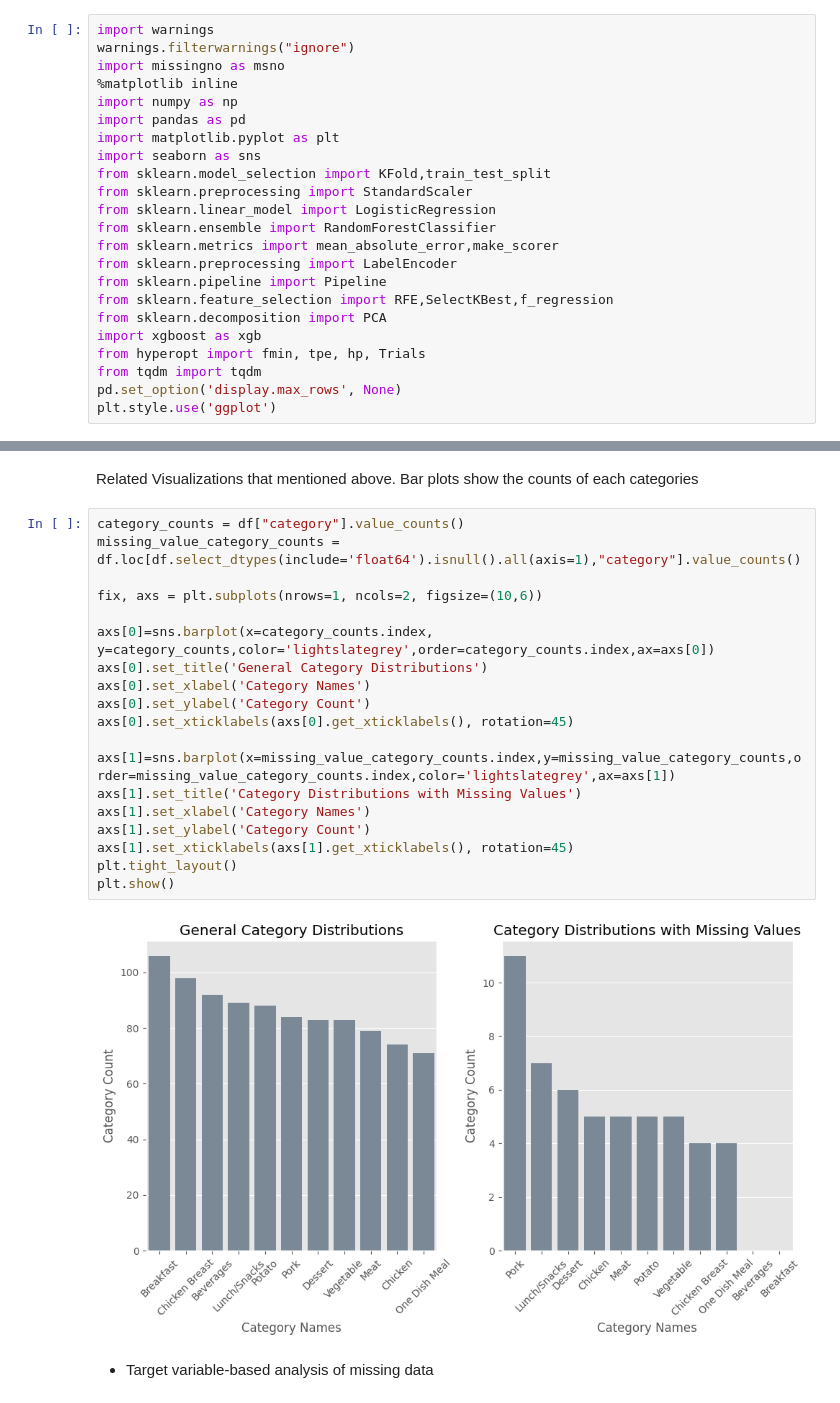
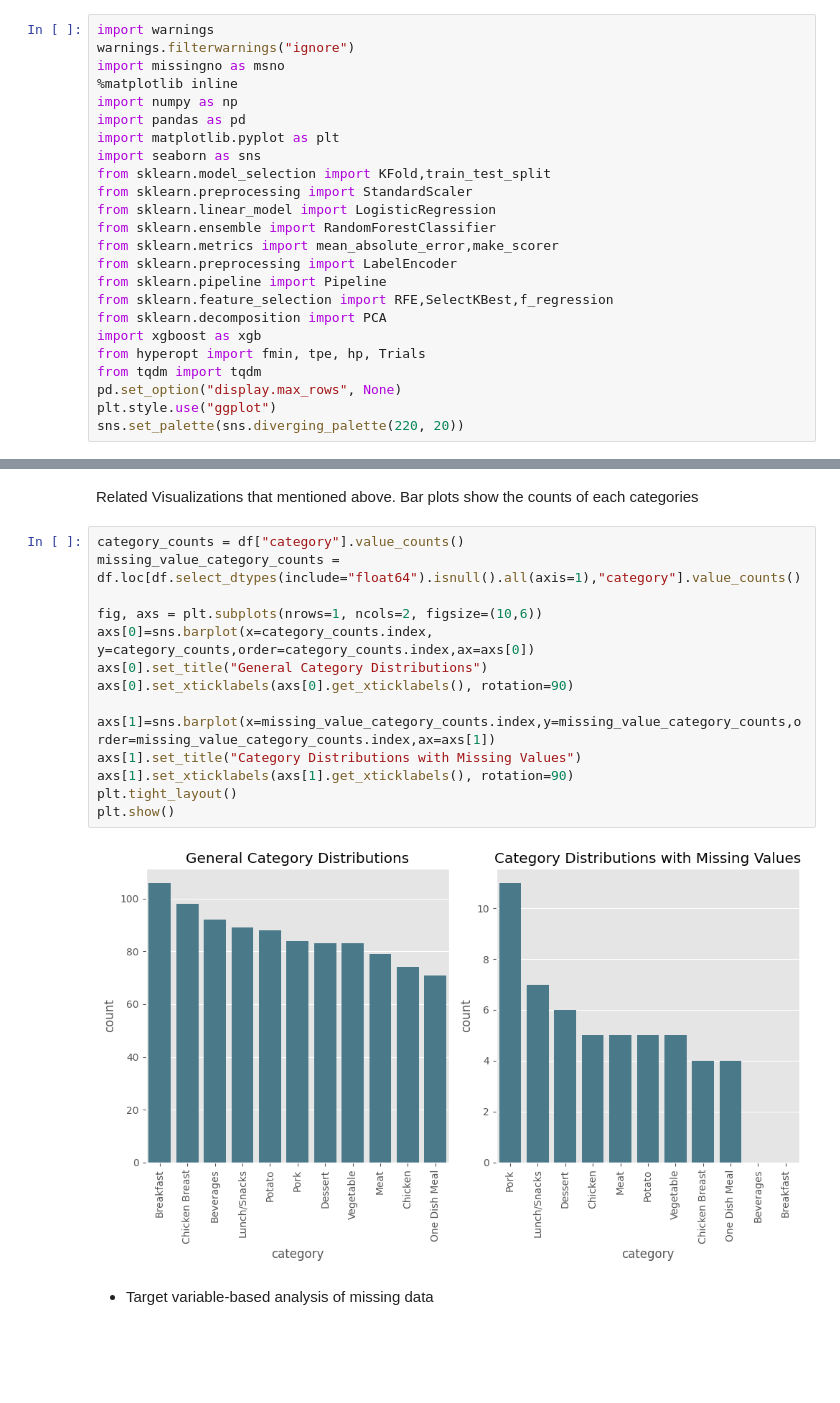
Before and after one commit to kntvrl/predicting_high_traffic_recipes_project, a Jupyter notebook: recipe.ipynb, the cells around one changed output, grey strips where cells are left out. Drawn from its saved outputs; the diff is of its cells as text; blank space fills up the shorter version.

Commit message:
add general visualizations

```diff
--- a/recipe.ipynb
+++ b/recipe.ipynb
@@ -58,6 +60,7 @@ from sklearn.decomposition import PCA
 import xgboost as xgb
 from hyperopt import fmin, tpe, hp, Trials
 from tqdm import tqdm
-pd.set_option('display.max_rows', None)
-plt.style.use('ggplot')
+pd.set_option("display.max_rows", None)
+plt.style.use("ggplot")
+sns.set_palette(sns.diverging_palette(220, 20))
 # %%
@@ -227,25 +230,20 @@ Name: proportion, dtype: float64
 Related Visualizations that mentioned above. Bar plots show the counts of each categories
 # %%
 category_counts = df["category"].value_counts()
-missing_value_category_counts = df.loc[df.select_dtypes(include='float64').isnull().all(axis=1),"category"].value_counts()
+missing_value_category_counts = df.loc[df.select_dtypes(include="float64").isnull().all(axis=1),"category"].value_counts()
 
-fix, axs = plt.subplots(nrows=1, ncols=2, figsize=(10,6))
+fig, axs = plt.subplots(nrows=1, ncols=2, figsize=(10,6))
+axs[0]=sns.barplot(x=category_counts.index, y=category_counts,order=category_counts.index,ax=axs[0])
+axs[0].set_title("General Category Distributions")
+axs[0].set_xticklabels(axs[0].get_xticklabels(), rotation=90)
 
-axs[0]=sns.barplot(x=category_counts.index, y=category_counts,color='lightslategrey',order=category_counts.index,ax=axs[0])
-axs[0].set_title('General Category Distributions')
-axs[0].set_xlabel('Category Names')
-axs[0].set_ylabel('Category Count')
-axs[0].set_xticklabels(axs[0].get_xticklabels(), rotation=45)
-
-axs[1]=sns.barplot(x=missing_value_category_counts.index,y=missing_value_category_counts,order=missing_value_category_counts.index,color='lightslategrey',ax=axs[1])
-axs[1].set_title('Category Distributions with Missing Values')
-axs[1].set_xlabel('Category Names')
-axs[1].set_ylabel('Category Count')
-axs[1].set_xticklabels(axs[1].get_xticklabels(), rotation=45)
+axs[1]=sns.barplot(x=missing_value_category_counts.index,y=missing_value_category_counts,order=missing_value_category_counts.index,ax=axs[1])
+axs[1].set_title("Category Distributions with Missing Values")
+axs[1].set_xticklabels(axs[1].get_xticklabels(), rotation=90)
 plt.tight_layout()
 plt.show()
 # %% [output]
-[figure, old version]
+[figure, new version]
 # %% [markdown]
 - Target variable-based analysis of missing data
 # %% [markdown]
```
Also changed, not shown: parts of 27 cells of this notebook.
